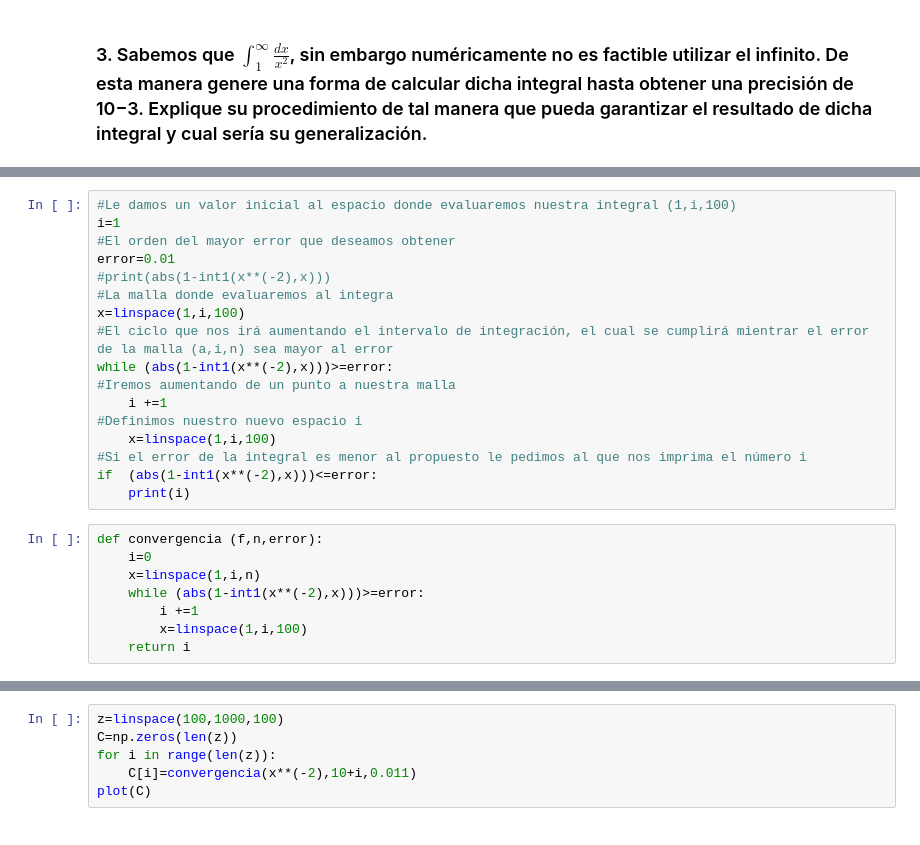
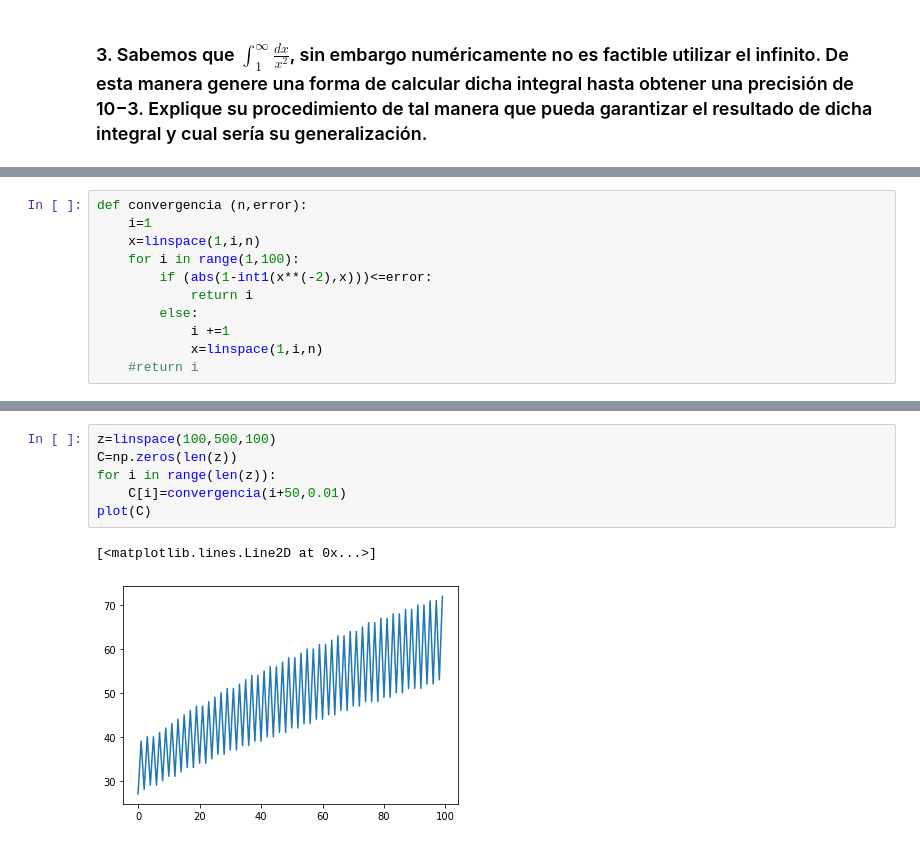
Before and after one commit to marthaaquino/Fisica-computacional, a Jupyter notebook: Examen 1.ipynb, the cells around one changed output, grey strips where cells are left out. Drawn from its saved outputs; the diff is of its cells as text.

```diff
--- a/Examen 1.ipynb
+++ b/Examen 1.ipynb
@@ -397,26 +398,12 @@ return i
-# %%
-#Le damos un valor inicial al espacio donde evaluaremos nuestra integral (1,i,100)
-i=1
-#El orden del mayor error que deseamos obtener
-error=0.01
-#print(abs(1-int1(x**(-2),x)))
-#La malla donde evaluaremos al integra
-x=linspace(1,i,100)
-#El ciclo que nos irá aumentando el intervalo de integración, el cual se cumplirá mientrar el error de la malla (a,i,n) sea mayor al error
-while (abs(1-int1(x**(-2),x)))>=error:
-#Iremos aumentando de un punto a nuestra malla
-    i +=1
-#Definimos nuestro nuevo espacio i
-    x=linspace(1,i,100)
-#Si el error de la integral es menor al propuesto le pedimos al que nos imprima el número i
-if  (abs(1-int1(x**(-2),x)))<=error:
-    print(i)
 # %%
-def convergencia (f,n,error):
-    i=0
+def convergencia (n,error):
+    i=1
     x=linspace(1,i,n)
-    while (abs(1-int1(x**(-2),x)))>=error:
-        i +=1
-        x=linspace(1,i,100)
-    return i
+    for i in range(1,100):
+        if (abs(1-int1(x**(-2),x)))<=error:
+            return i
+        else:
+            i +=1
+            x=linspace(1,i,n)
+    #return i
 # %%
@@ -424,6 +413,9 @@ print(convergencia(x**(-2),1000,0.011))
 # %%
-z=linspace(100,1000,100)
+z=linspace(100,500,100)
 C=np.zeros(len(z))
 for i in range(len(z)):
-    C[i]=convergencia(x**(-2),10+i,0.011)
+    C[i]=convergencia(i+50,0.01)
 plot(C)
+# %% [output]
+[<matplotlib.lines.Line2D at 0x...>]
+[figure, added]
```
Also changed, not shown: parts of 41 cells of this notebook.
